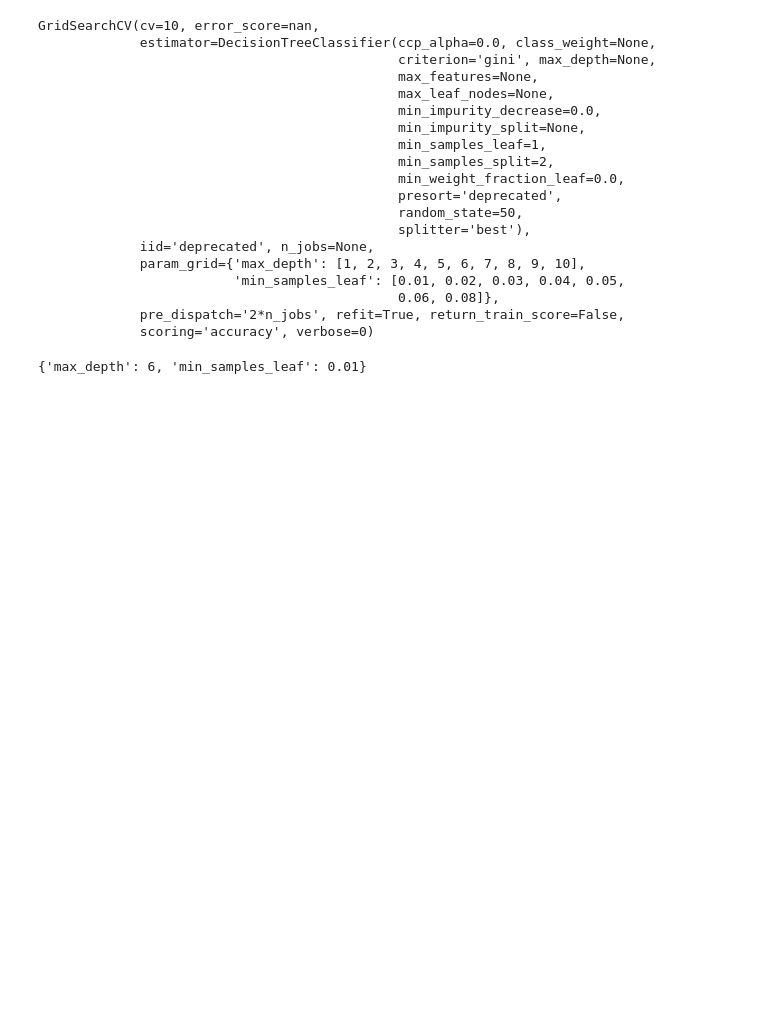
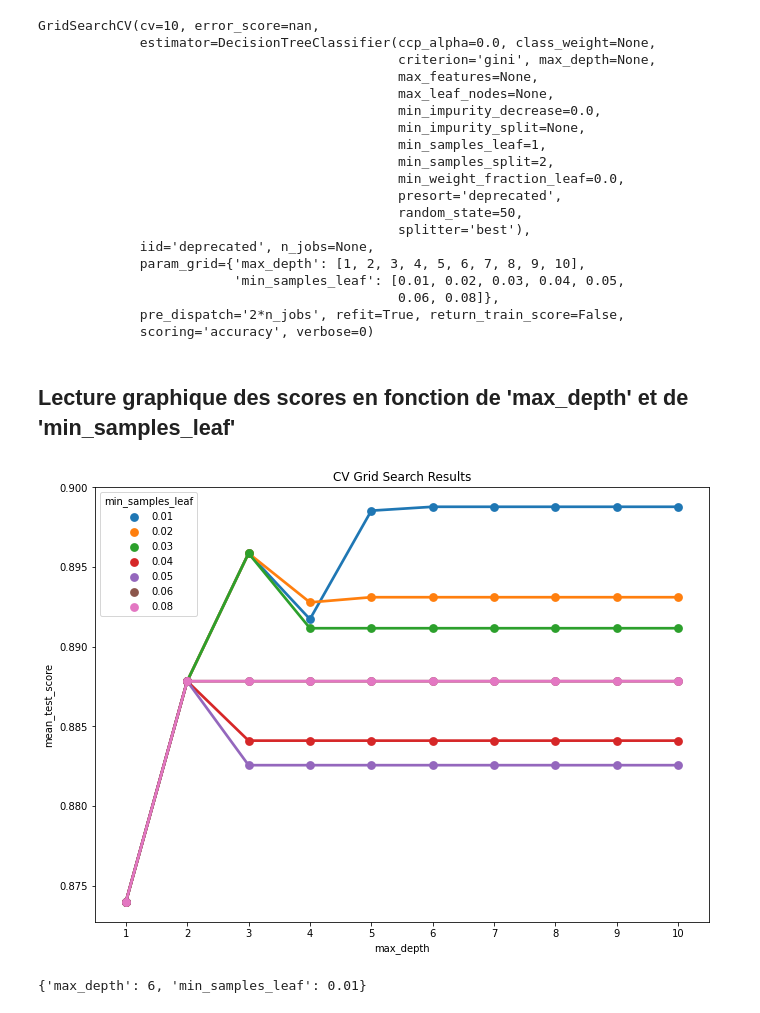
Before and after one commit to VLNTNF/online-shoppers-dataset, a Jupyter notebook: Online_Shoppers_Dataset.ipynb, the cells around one changed output. Drawn from its saved outputs; the diff is of its cells as text; code cells hidden in the pictures; blank space fills up the shorter version.

```diff
--- a/Online_Shoppers_Dataset.ipynb
+++ b/Online_Shoppers_Dataset.ipynb
@@ -296,7 +600,7 @@ for i in range (len(categorical_var)):
     dodge3 = dodge('categories',  0.10, range=grouped_bar[i].x_range)
 
     grouped_bar[i].vbar(x=dodge1, top='False', width=0.2, source=grouped_bar_df, color='olive', legend_label='False')
-    grouped_bar[i].vbar(x=dodge3, top='True', width=0.2, source=grouped_bar_df, color='indigo', legend_label='True')
+    grouped_bar[i].vbar(x=dodge3, top='True', width=0.2, source=grouped_bar_df, color='skyblue', legend_label='True')
 
     # format legend.legend.location = 'top_left'
     grouped_bar[i].legend.orientation = 'horizontal'
@@ -649,6 +899,29 @@ GridSearchCV(cv=10, error_score=nan,
                                               0.06, 0.08]},
              pre_dispatch='2*n_jobs', refit=True, return_train_score=False,
              scoring='accuracy', verbose=0)
+# %% [markdown]
+## Lecture graphique des scores en fonction de **'max_depth'** et de **'min_samples_leaf'**
+# %%
+def plot_cv_results(cv_results_, param_x, param_z, metric='mean_test_score'):
+    """
+    cv_results - cv_results_ attribute of a GridSearchCV instance (or similar)
+    param_x - name of grid search parameter to plot on x axis
+    param_z - name of grid search parameter to plot by line color
+    """
+    cv_results = pd.DataFrame(grid_object.cv_results_)
+    col_x = 'param_' + param_x
+    col_z = 'param_' + param_z
+    fig, ax = plt.subplots(1, 1, figsize=(11, 8))
+    sns.pointplot(x=col_x, y=metric, hue=col_z, data=cv_results, ci=99, n_boot=64, ax=ax)
+    ax.set_title("CV Grid Search Results")
+    ax.set_xlabel(param_x)
+    ax.set_ylabel(metric)
+    ax.legend(title=param_z)
+    return fig
+
+fig = plot_cv_results(grid_object, 'max_depth', 'min_samples_leaf')
+# %% [output]
+[figure, added]
 # %%
 #Extraction des meilleures parametres
 grid_object.best_params_
```
Also changed, not shown: parts of 63 cells of this notebook.
